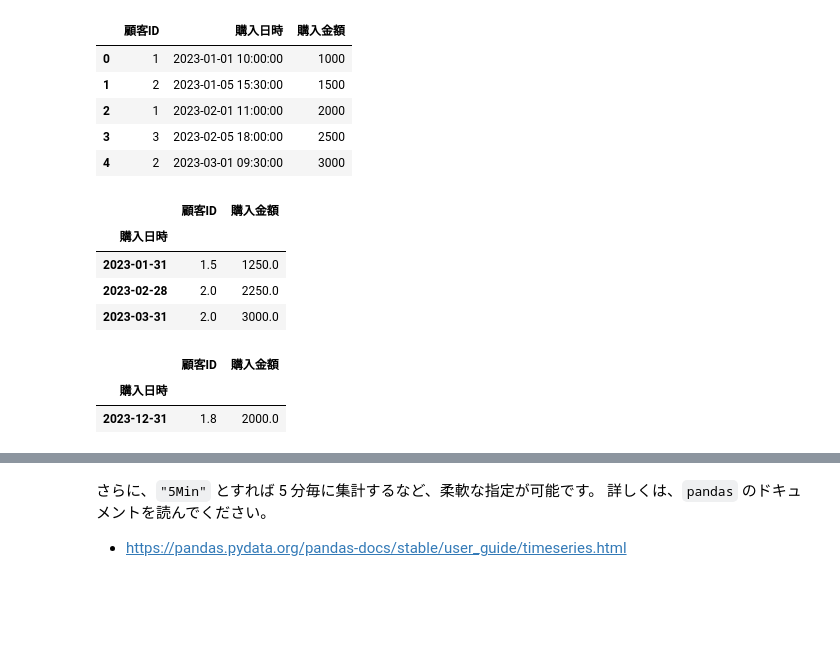
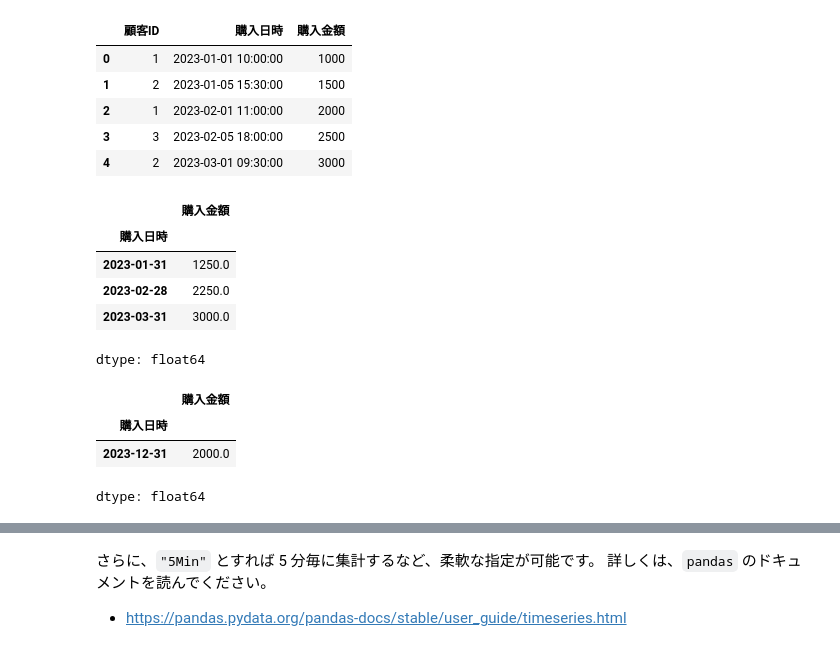
Before and after one commit to takahiromiura/class-data-analysis-II-2024, a Jupyter notebook: notebooks/文字列・時間操作.ipynb, the cells around one changed output, grey strips where cells are left out. Cells and saved outputs as stored; diff of their text form; code cells hidden in the pictures; blank space fills up the shorter version.

Commit message:
追加: resample の挙動

```diff
--- a/notebooks/文字列・時間操作.ipynb
+++ b/notebooks/文字列・時間操作.ipynb
@@ -225,16 +235,18 @@ sales_data
 | 3 | 3 | 2023-02-05 18:00:00 | 2500 |
 | 4 | 2 | 2023-03-01 09:30:00 | 3000 |
 # %%
-sales_data.resample("ME", on = "購入日時").mean() # 月次平均
+sales_data.resample("ME", on = "購入日時")["購入金額"].mean() # 月次平均
 # %% [output]
-|  | 顧客ID | 購入金額 |
-| 購入日時 |  |  |
-| 2023-01-31 | 1.5 | 1250.0 |
-| 2023-02-28 | 2.0 | 2250.0 |
-| 2023-03-31 | 2.0 | 3000.0 |
+|  | 購入金額 |
+| 購入日時 |  |
+| 2023-01-31 | 1250.0 |
+| 2023-02-28 | 2250.0 |
+| 2023-03-31 | 3000.0 |
+dtype: float64
 # %%
-sales_data.resample("YE", on="購入日時").mean()  # 年次平均
+sales_data.resample("YE", on="購入日時")["購入金額"].mean()  # 年次平均
 # %% [output]
-|  | 顧客ID | 購入金額 |
-| 購入日時 |  |  |
-| 2023-12-31 | 1.8 | 2000.0 |
+|  | 購入金額 |
+| 購入日時 |  |
+| 2023-12-31 | 2000.0 |
+dtype: float64
```
Also changed, not shown: parts of 13 cells of this notebook.
